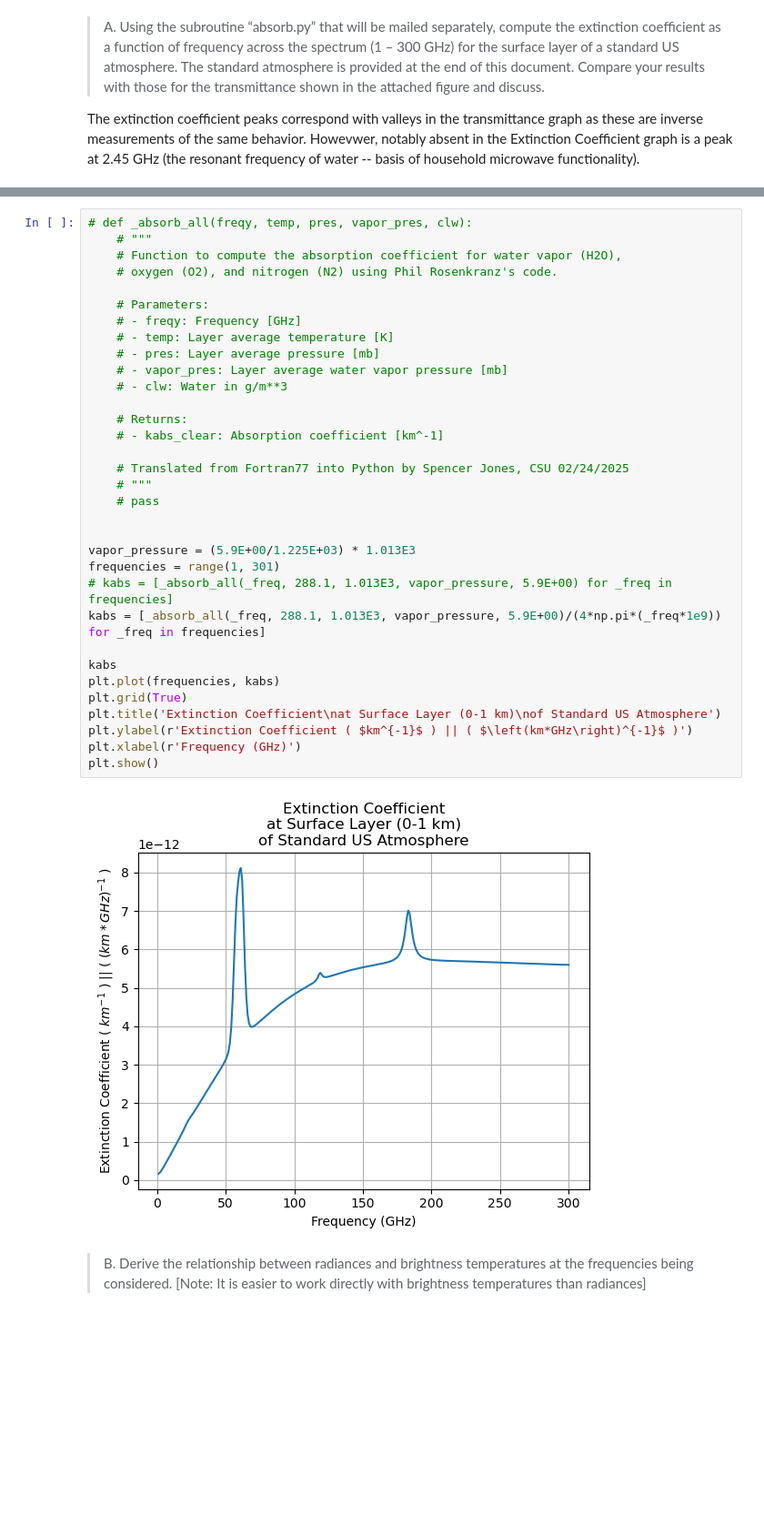
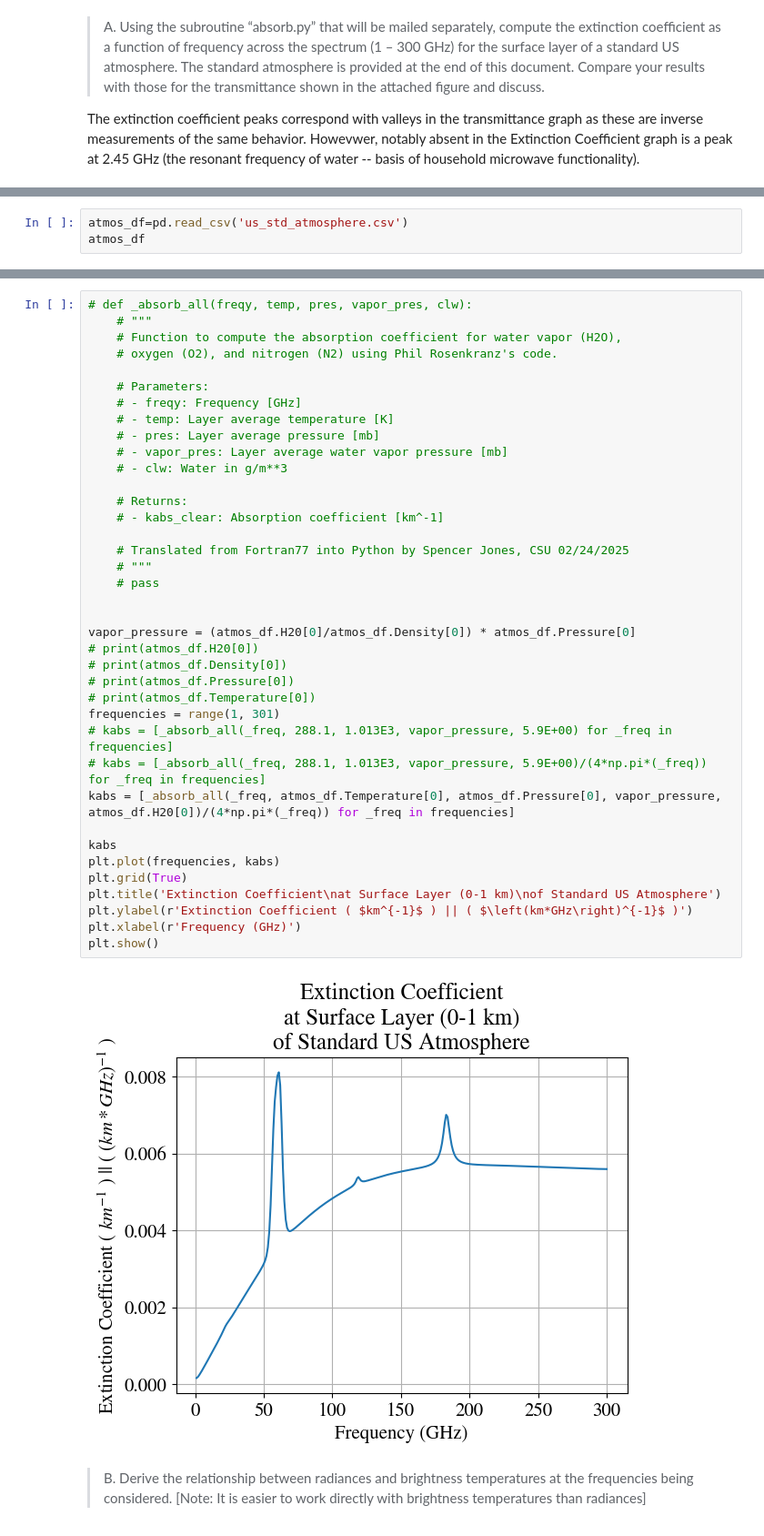
Before and after one commit to meghanstell/SynopticFinalProject, a Jupyter notebook: RadiationProject1_MStell.ipynb, the cells around one changed output, grey strips where cells are left out. Shown at 91% size. Drawn from its saved outputs; the diff is of its cells as text; blank space fills up the shorter version.

Commit message:
plotting extinction coefficient

```diff
--- a/RadiationProject1_MStell.ipynb
+++ b/RadiationProject1_MStell.ipynb
@@ -338,2 +339,5 @@ import matplotlib.pyplot as plt
 mpl.rcParams['mathtext.fontset'] = 'stix'
 mpl.rcParams['font.family'] = 'STIXGeneral'
+# %%
+atmos_df=pd.read_csv('us_std_atmosphere.csv')
+atmos_df
@@ -342,36 +364,41 @@ mpl.rcParams['font.family'] = 'STIXGeneral'
     # """
     # Function to compute the absorption coefficient for water vapor (H2O),
     # oxygen (O2), and nitrogen (N2) using Phil Rosenkranz's code.
 
     # Parameters:
     # - freqy: Frequency [GHz]
     # - temp: Layer average temperature [K]
     # - pres: Layer average pressure [mb]
     # - vapor_pres: Layer average water vapor pressure [mb]
     # - clw: Water in g/m**3
 
     # Returns:
     # - kabs_clear: Absorption coefficient [km^-1]
 
     # Translated from Fortran77 into Python by Spencer Jones, CSU 02/24/2025
     # """
     # pass
 
 
-vapor_pressure = (5.9E+00/1.225E+03) * 1.013E3
+vapor_pressure = (atmos_df.H20[0]/atmos_df.Density[0]) * atmos_df.Pressure[0]
+# print(atmos_df.H20[0])
+# print(atmos_df.Density[0])
+# print(atmos_df.Pressure[0])
+# print(atmos_df.Temperature[0])
 frequencies = range(1, 301)
 # kabs = [_absorb_all(_freq, 288.1, 1.013E3, vapor_pressure, 5.9E+00) for _freq in frequencies]
-kabs = [_absorb_all(_freq, 288.1, 1.013E3, vapor_pressure, 5.9E+00)/(4*np.pi*(_freq*1e9)) for _freq in frequencies]
+# kabs = [_absorb_all(_freq, 288.1, 1.013E3, vapor_pressure, 5.9E+00)/(4*np.pi*(_freq)) for _freq in frequencies]
+kabs = [_absorb_all(_freq, atmos_df.Temperature[0], atmos_df.Pressure[0], vapor_pressure, atmos_df.H20[0])/(4*np.pi*(_freq)) for _freq in frequencies]
 
 kabs
 plt.plot(frequencies, kabs)
 plt.grid(True)
 plt.title('Extinction Coefficient\nat Surface Layer (0-1 km)\nof Standard US Atmosphere')
 plt.ylabel(r'Extinction Coefficient ( $km^{-1}$ ) || ( $\left(km*GHz\right)^{-1}$ )')
 plt.xlabel(r'Frequency (GHz)')
 plt.show()
 # %% [output]
-[figure, old version]
+[figure, new version]
 # %% [markdown]
 >    B.	Derive the relationship between radiances and brightness temperatures at the frequencies being considered. [Note: It is easier to work directly with brightness temperatures than radiances]
 # %% [markdown]
```
Also changed, not shown: parts of 5 cells of this notebook, 1 other file.
